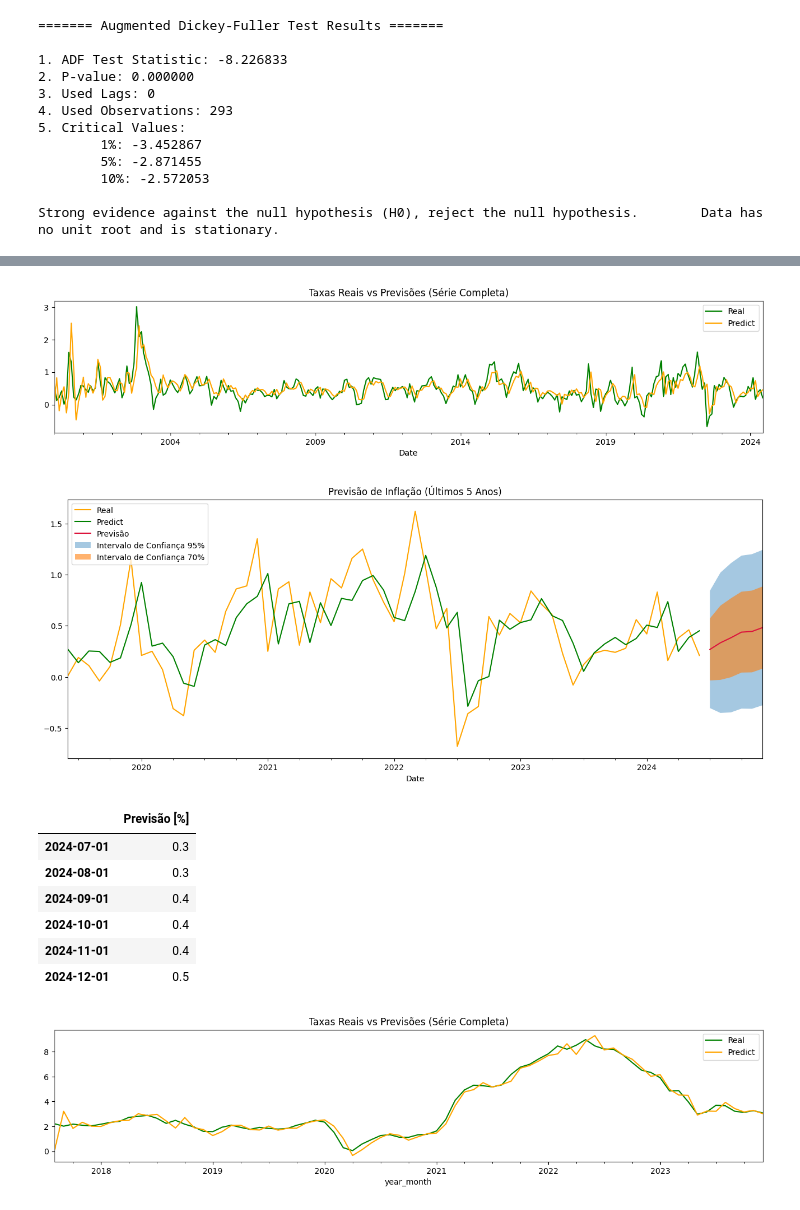
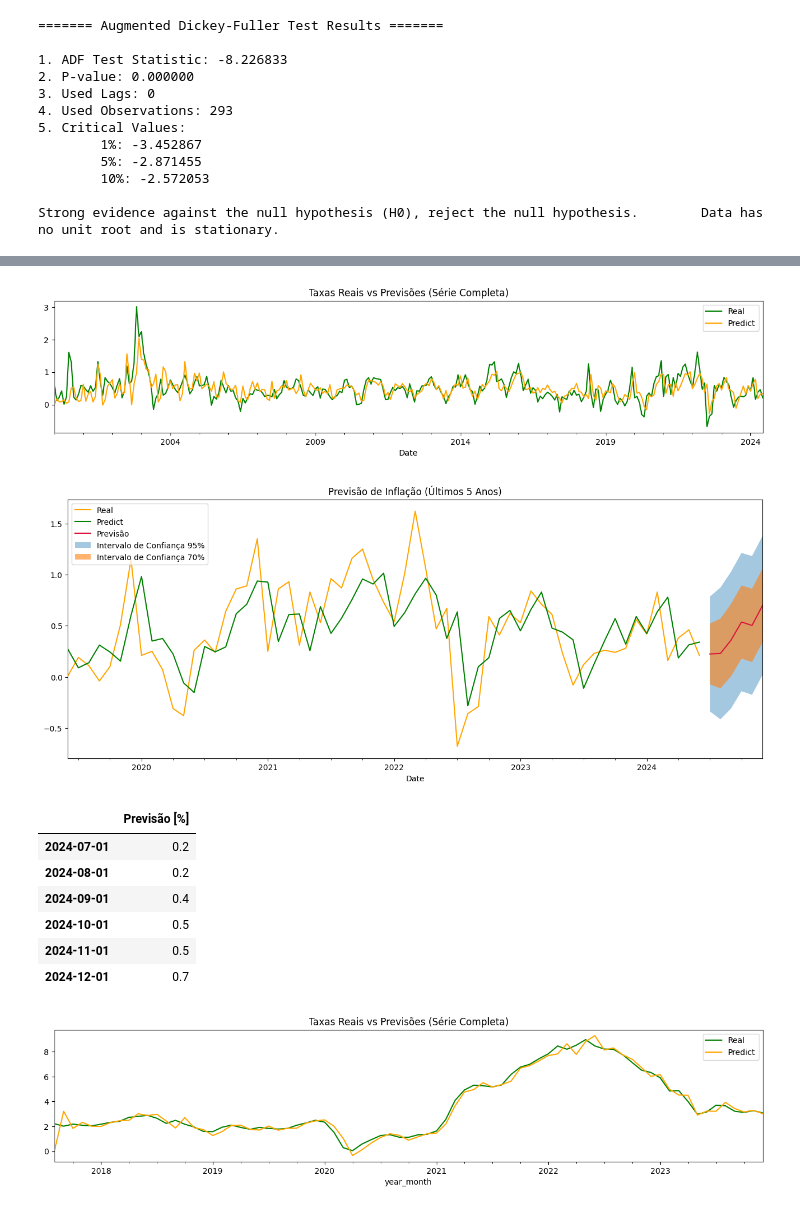
Before and after one commit to enricobisordi/projetos-R, a Jupyter notebook: modelos-inflacao.ipynb, the cells around one changed output, grey strips where cells are left out. Saved outputs shown, nothing was run; the diff lists cells and outputs as text; code cells hidden in the pictures.

```diff
--- a/modelos-inflacao.ipynb
+++ b/modelos-inflacao.ipynb
@@ -215,17 +258,17 @@ def forecast_SARIMA(series, order=(0, 0, 0), seasonal_order=(0, 0, 0, 0), exog=N
     # Exibir taxas previstas
     return pd.DataFrame(round(conf_int_95['mean'], 1)).rename({'mean': 'Previsão [%]'}, axis=1)
 # %%
-forecast_SARIMA(series=ipca['IPCA'], order=(1, 1, 1), seasonal_order=(1, 0, 1, 12))
+forecast_SARIMA(series=ipca['IPCA'], order=(1, 0, 0), seasonal_order=(1, 1, 2, 12))
 # %% [output]
-[figure, old version]
+[figure, new version]
-[figure, old version]
+[figure, new version]
 |  | Previsão [%] |
-| 2024-07-01 | 0.3 |
-| 2024-08-01 | 0.3 |
+| 2024-07-01 | 0.2 |
+| 2024-08-01 | 0.2 |
 | 2024-09-01 | 0.4 |
-| 2024-10-01 | 0.4 |
-| 2024-11-01 | 0.4 |
-| 2024-12-01 | 0.5 |
+| 2024-10-01 | 0.5 |
+| 2024-11-01 | 0.5 |
+| 2024-12-01 | 0.7 |
 # %%
 forecast_SARIMA(series=planilha2['CPI EUA'], order=(1, 1, 2), seasonal_order=(0, 0, 1, 12))
 # %% [output]
```
Also changed, not shown: parts of 23 cells of this notebook.
